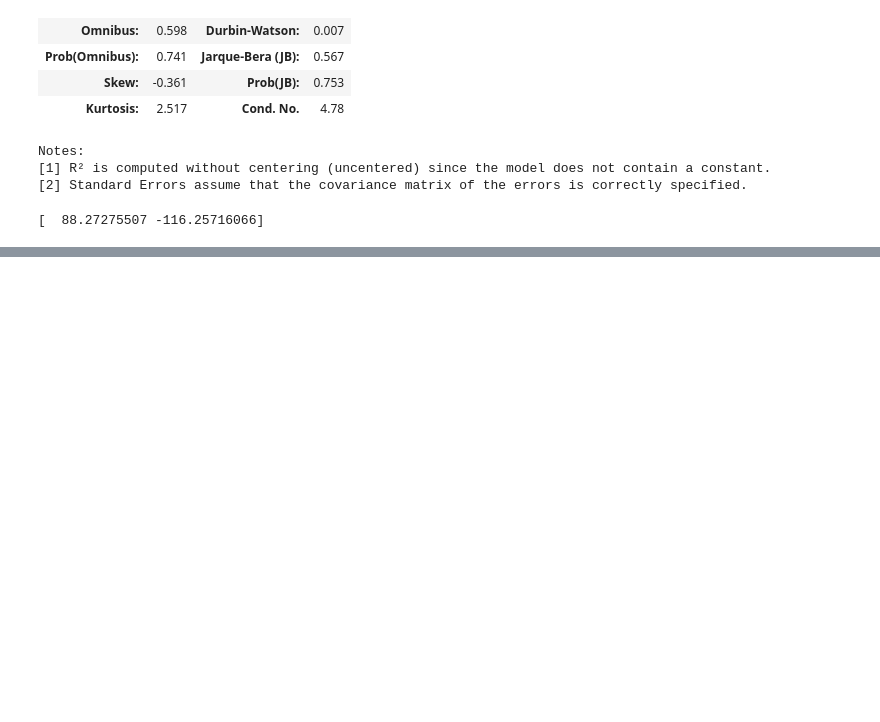
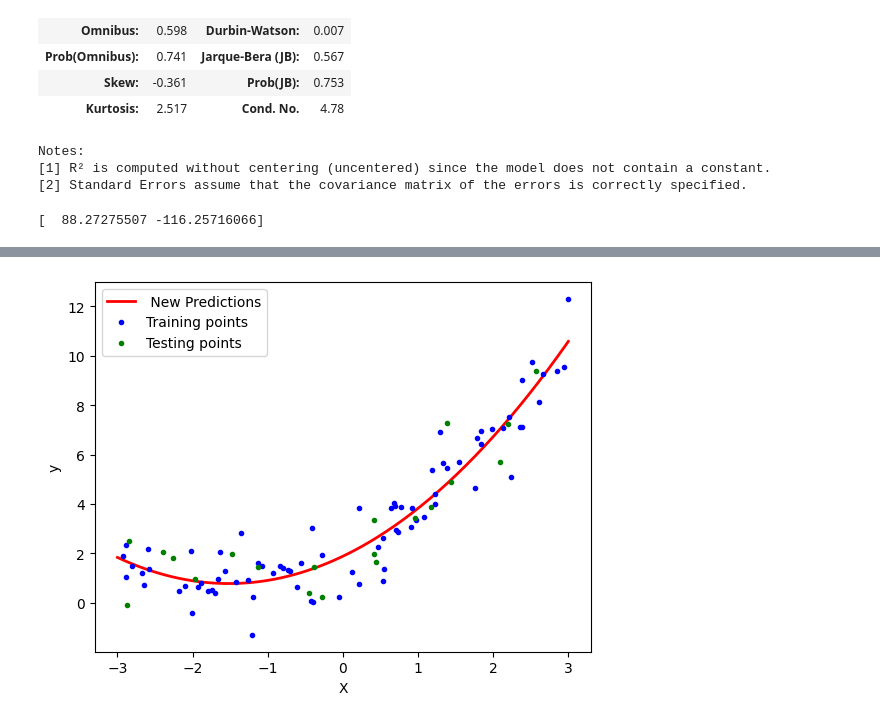
Before and after one commit to abhik12295/Data-Science-Learning, a Jupyter notebook: Core ML Topics/5. ML Algos/1. Linear Regression.ipynb, the cells around one changed output, grey strips where cells are left out. Drawn from its saved outputs; the diff is of its cells as text; code cells hidden in the pictures; blank space fills up the shorter version.

```diff
--- a/Core ML Topics/5. ML Algos/1. Linear Regression.ipynb
+++ b/Core ML Topics/5. ML Algos/1. Linear Regression.ipynb
@@ -983,0 +1071,5 @@ print(linear_model.coef_)
+# %%
+poly=PolynomialFeatures(degree=3,include_bias=True)
+X_train_poly=poly.fit_transform(X_train)
+X_test_poly=poly.transform(X_test)
+X_train_poly
@@ -983,0 +1094,7 @@ print(linear_model.coef_)
+# %%
+from sklearn.metrics import r2_score
+regression = LinearRegression()
+regression.fit(X_train_poly, y_train)
+y_pred = regression.predict(X_test_poly)
+score=r2_score(y_test,y_pred)
+print(score)
@@ -983,0 +1103,6 @@ print(linear_model.coef_)
+# %%
+
+# predicting for new data points
+X_new = np.linspace(-3, 3, 200).reshape(200, 1)  # Generate new data points for prediction
+X_new_poly = poly.transform(X_new)  # Transform the new data points using the polynomial features
+X_new_poly
@@ -983,0 +1127,11 @@ print(linear_model.coef_)
+# %%
+y_new = regression.predict(X_new_poly)
+plt.plot(X_new, y_new, "r-", linewidth=2, label=" New Predictions")
+plt.plot(X_train, y_train, "b.",label='Training points')
+plt.plot(X_test, y_test, "g.",label='Testing points')
+plt.xlabel("X")
+plt.ylabel("y")
+plt.legend()
+plt.show()
+# %% [output]
+[figure, added]
```
Also changed, not shown: parts of 24 cells of this notebook.
